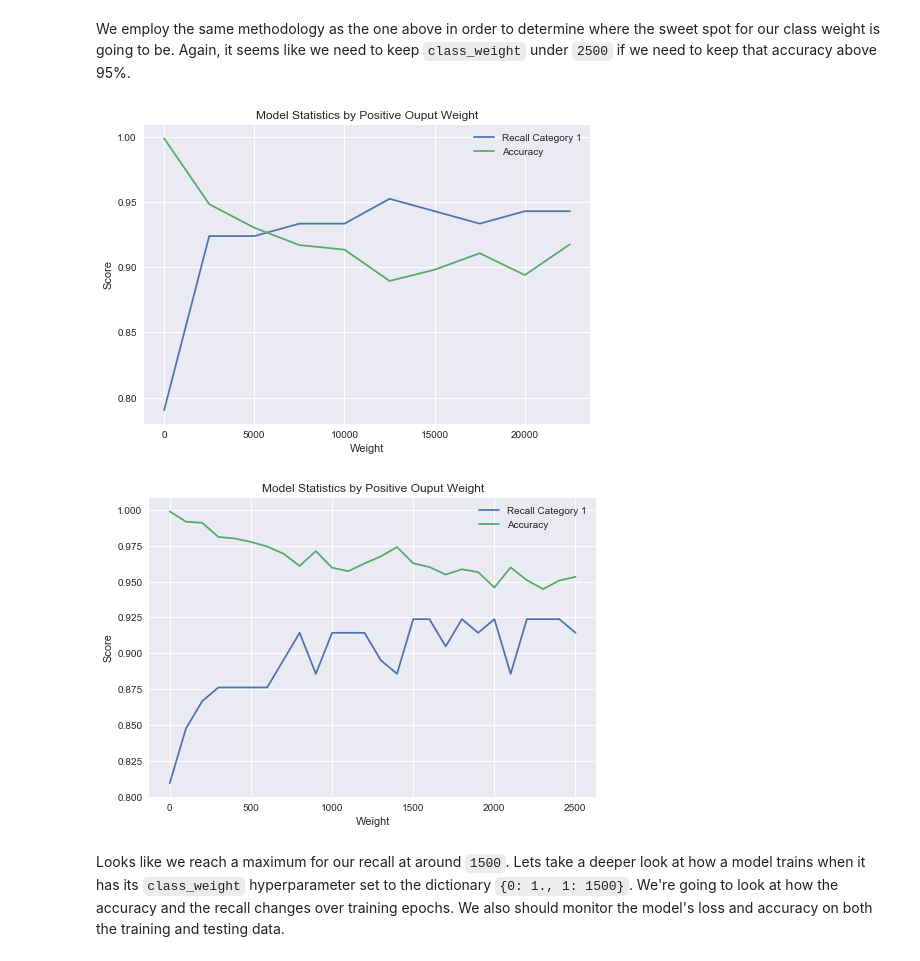
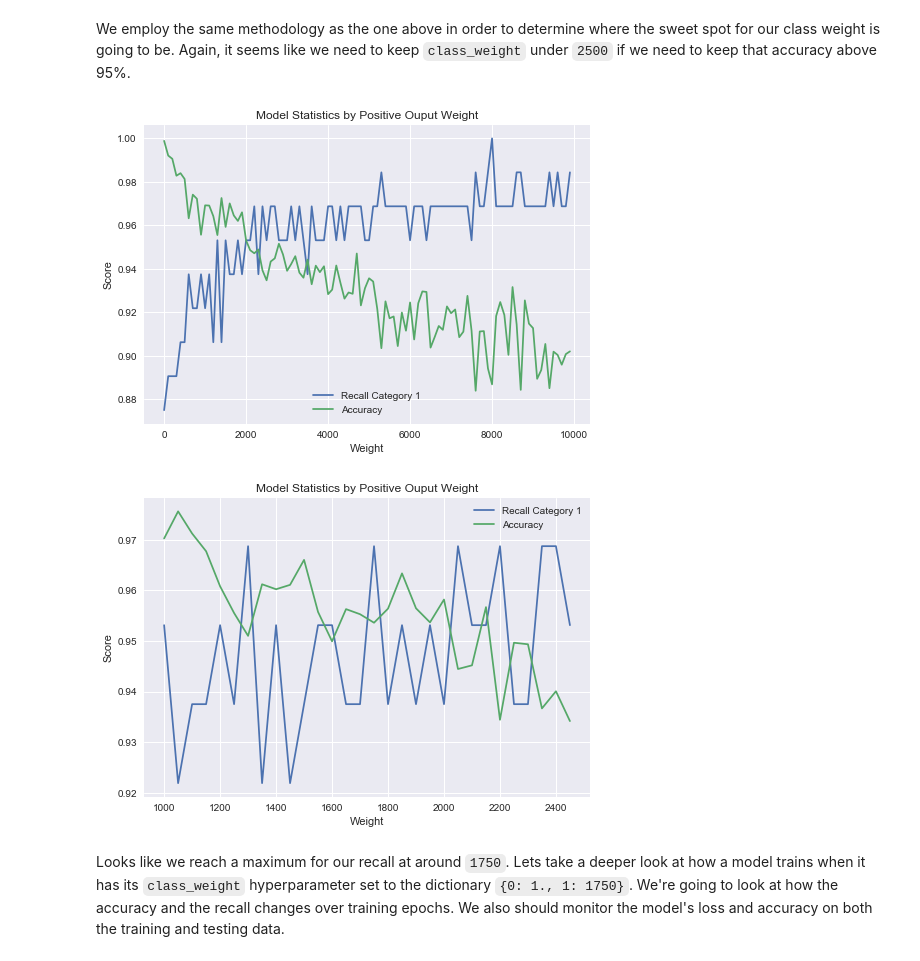
Before and after one commit to racanellij/word_embeddings, a Jupyter notebook: credit_card_fraud.ipynb, the cells around one changed output. Cells and saved outputs as stored; diff of their text form; code cells hidden in the pictures.

```diff
--- a/credit_card_fraud.ipynb
+++ b/credit_card_fraud.ipynb
@@ -159,17 +163,25 @@ We begin by splitting the data into training and test sets. Next we take the mea
 # %%
 X = fraud.drop(['Class', 'Second of Day', 'Minute of Day'],axis=1)
 Y = fraud['Class']
-X_tr, X_te, Y_tr, Y_te = train_test_split(X, Y, test_size=0.2)
+
+X_tr, X_val_tr, Y_tr, Y_val_tr = train_test_split(X, Y, test_size=0.3)
+X_val, X_te, Y_val, Y_te = train_test_split(X_val_tr, Y_val_tr, test_size = 0.5)
+
 X_tr = X_tr.values.astype('float32')
 X_te = X_te.values.astype('float32')
+X_val = X_val.values.astype('float32')
 Y_tr = Y_tr.values.astype('float32')
 Y_te = Y_te.values.astype('float32')
+Y_val = Y_val.values.astype('float32')
+
 mean = X_tr.mean(axis=0)
 X_tr -= mean
 X_te -= mean
+X_val -= mean
 std = X_tr.std(axis=0)
 X_tr /= std
 X_te /= std
+X_val /= std
 # %% [markdown]
 ### Objective
 
@@ -497,13 +579,13 @@ plot_weights_dnn(25,np.arange(1,2600,100),X_tr,Y_tr,X_te,Y_te)
 # %% [markdown]
 We employ the same methodology as the one above in order to determine where the sweet spot for our class weight is going to be. Again, it seems like we need to keep `class_weight` under `2500` if we need to keep that accuracy above 95%.
 # %%
-plot_weights_dnn(25,np.arange(1,25000,2500),X_over,Y_over,X_te,Y_te)
+plot_weights_dnn(25,np.arange(1,10000,100),X_over,Y_over,X_val,Y_val)
 # %% [output]
-[figure, old version]
+[figure, new version]
 # %%
-plot_weights_dnn(25,np.arange(1,2600,100),X_over,Y_over,X_te,Y_te)
+plot_weights_dnn(25,np.arange(1000,2500,50),X_over,Y_over,X_val,Y_val)
 # %% [output]
-[figure, old version]
+[figure, new version]
 # %% [markdown]
-Looks like we reach a maximum for our recall at around `1500`. Lets take a deeper look at how a model trains when it has its `class_weight` hyperparameter set to the dictionary `{0: 1., 1: 1500}`. We're going to look at how the accuracy and the recall changes over training epochs. We also should monitor the model's loss and accuracy on both the training and testing data.
+Looks like we reach a maximum for our recall at around `1750`. Lets take a deeper look at how a model trains when it has its `class_weight` hyperparameter set to the dictionary `{0: 1., 1: 1750}`. We're going to look at how the accuracy and the recall changes over training epochs. We also should monitor the model's loss and accuracy on both the training and testing data.
 # %%
```
Also changed, not shown: parts of 47 cells of this notebook.
